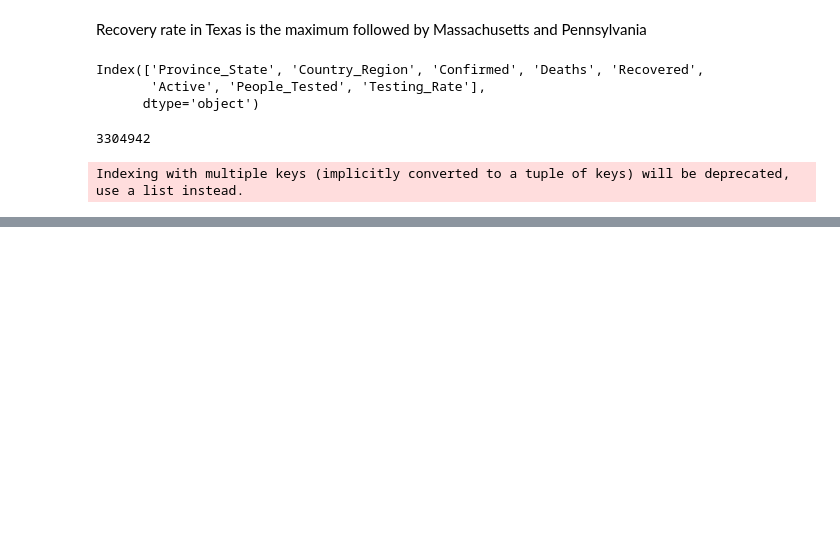
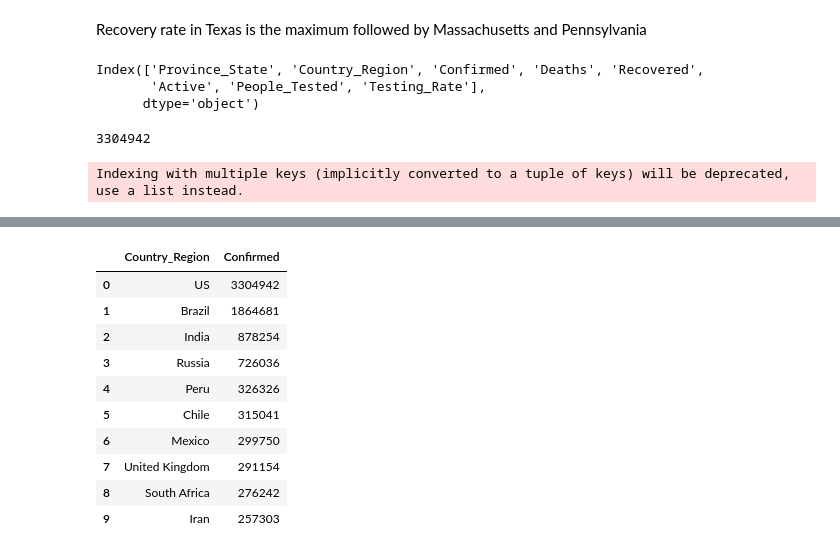
Before and after one commit to fakhruddin2012/Covid-19-Analysis, a Jupyter notebook: Covid Analysis.ipynb, the cells around one changed output, grey strips where cells are left out. Cells and saved outputs as stored; diff of their text form; code cells hidden in the pictures; blank space fills up the shorter version.

```diff
--- a/Covid Analysis.ipynb
+++ b/Covid Analysis.ipynb
@@ -295,0 +331,16 @@ fig.show()
+# %%
+con_wor=csse.groupby('Country_Region')['Confirmed'].sum().sort_values(ascending=False)[:10].to_frame()
+con_wor=con_wor.reset_index()
+con_wor
+# %% [output]
+|  | Country_Region | Confirmed |
+| 0 | US | 3304942 |
+| 1 | Brazil | 1864681 |
+| 2 | India | 878254 |
+| 3 | Russia | 726036 |
+| 4 | Peru | 326326 |
+| 5 | Chile | 315041 |
+| 6 | Mexico | 299750 |
+| 7 | United Kingdom | 291154 |
+| 8 | South Africa | 276242 |
+| 9 | Iran | 257303 |
```
Also changed, not shown: parts of 16 cells of this notebook.
